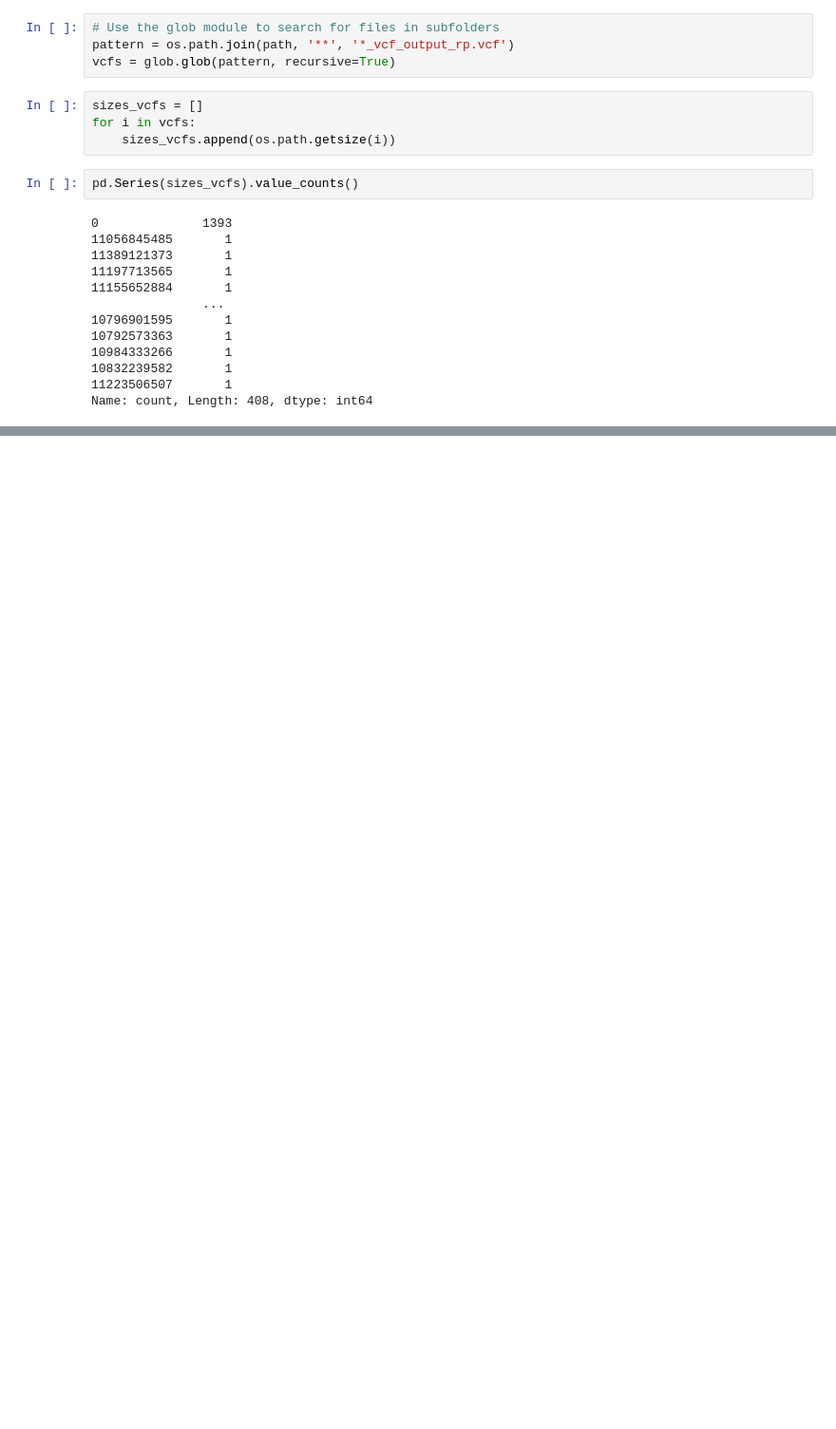
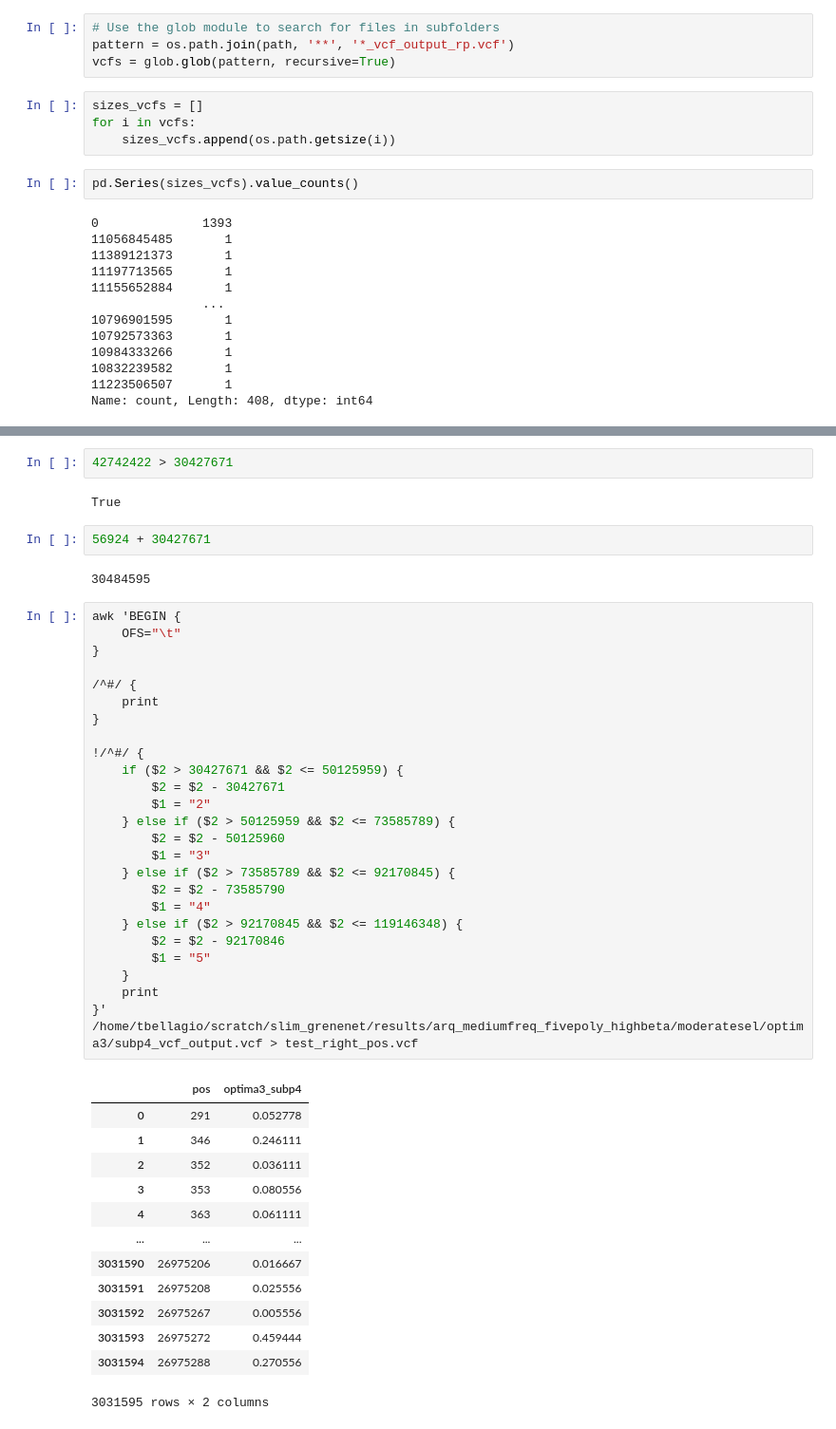
Before and after one commit to Tatianabellagio/slim_grenenet, a Jupyter notebook: test2.ipynb, the cells around one changed output, grey strips where cells are left out. Shown: that part at 95% size. Cells and saved outputs as stored; diff of their text form; blank space fills up the shorter version.

```diff
--- a/test2.ipynb
+++ b/test2.ipynb
@@ -212,0 +652,47 @@ Name: count, Length: 408, dtype: int64
+# %%
+42742422 > 30427671
+# %% [output]
+True
+# %%
+56924 + 30427671
+# %% [output]
+30484595
+# %%
+awk 'BEGIN {
+    OFS="\t"
+}
+
+/^#/ {
+    print
+}
+
+!/^#/ {
+    if ($2 > 30427671 && $2 <= 50125959) {
+        $2 = $2 - 30427671
+        $1 = "2"
+    } else if ($2 > 50125959 && $2 <= 73585789) {
+        $2 = $2 - 50125960
+        $1 = "3"
+    } else if ($2 > 73585789 && $2 <= 92170845) {
+        $2 = $2 - 73585790
+        $1 = "4"
+    } else if ($2 > 92170845 && $2 <= 119146348) {
+        $2 = $2 - 92170846
+        $1 = "5"
+    }
+    print
+}' /home/tbellagio/scratch/slim_grenenet/results/arq_mediumfreq_fivepoly_highbeta/moderatesel/optima3/subp4_vcf_output.vcf > test_right_pos.vcf
+# %% [output]
+|  | pos | optima3_subp4 |
+| 0 | 291 | 0.052778 |
+| 1 | 346 | 0.246111 |
+| 2 | 352 | 0.036111 |
+| 3 | 353 | 0.080556 |
+| 4 | 363 | 0.061111 |
+| ... | ... | ... |
+| 3031590 | 26975206 | 0.016667 |
+| 3031591 | 26975208 | 0.025556 |
+| 3031592 | 26975267 | 0.005556 |
+| 3031593 | 26975272 | 0.459444 |
+| 3031594 | 26975288 | 0.270556 |
+3031595 rows × 2 columns
```
Also changed, not shown: parts of 82 cells of this notebook, 3 other files.
